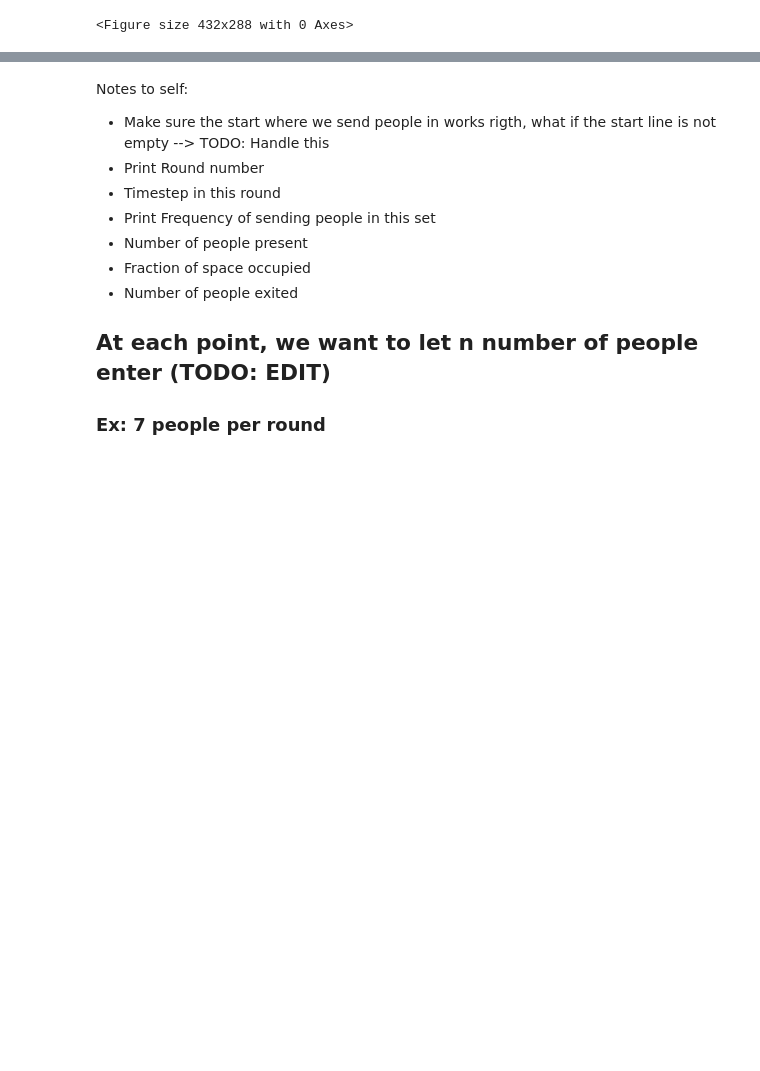
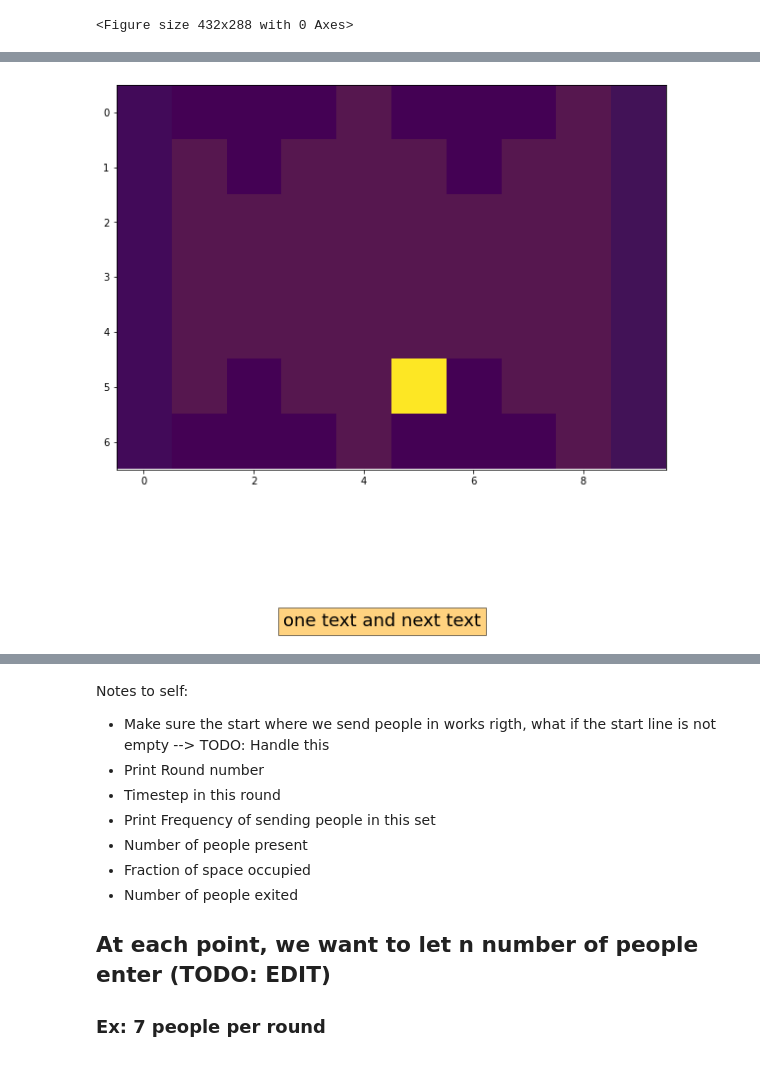
Before and after one commit to sweetbeet/crowdsim, a Jupyter notebook: Person.ipynb, the cells around one changed output, grey strips where cells are left out. Saved outputs shown, nothing was run; the diff lists cells and outputs as text; code cells hidden in the pictures; blank space fills up the shorter version.

```diff
--- a/Person.ipynb
+++ b/Person.ipynb
@@ -377,0 +179,23 @@ Person with ID 140682476856224 generated! Interests: [0.14827876 0.41826181 0.67
+# %%
+# @@ Cell 4 (RECOVERED):
+#testing
+# %matplotlib inline
+# %matplotlib osx
+plt_1 = plt.figure(figsize=(10, 10))
+board2 = np.zeros(board_org.shape)
+board2[5,5] = 10
+plt.clf()
+plt.imshow(board2)
+plt.imshow(board_org, alpha=0.1)#, cmap="Greys")
+# title_text = title_generator(1,2,3,4,5,6)
+# plt.suptitle(title_text,fontsize='large',
+#         wrap=True,
+# #         loc='left',
+#         fontweight='bold',
+#         style='italic',
+#         family='monospace')
+plt.figtext(0.5, 0.01, "one text and next text", ha="center", fontsize=18, bbox={"facecolor":"orange", "alpha":0.5, "pad":5})
+plt.show()
+# plt.savefig("./images/im-1.jpeg")
+# %% [output]
+[figure, added]
```
Also changed, not shown: parts of 9 cells of this notebook, 24 other files.
